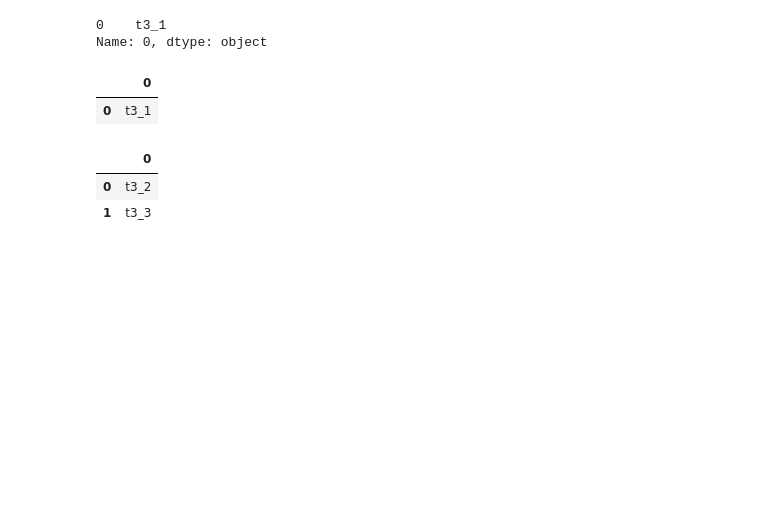
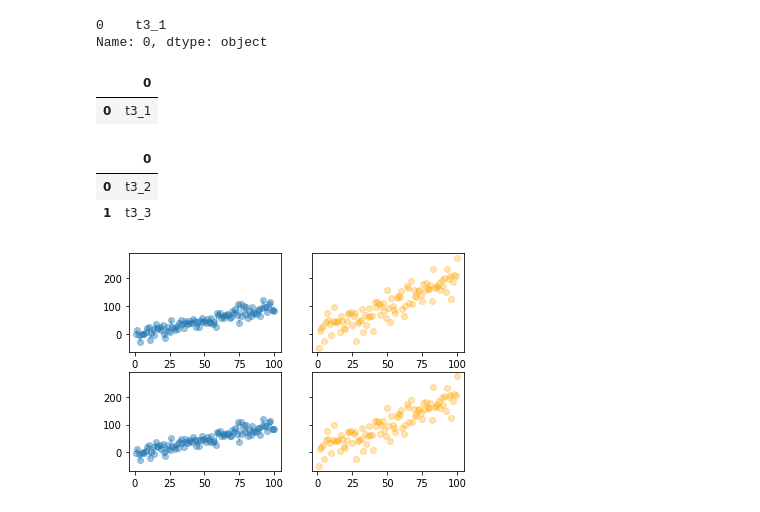
Before and after one commit to JuanFelipe18/CIS, a Jupyter notebook: Clase_1.ipynb, the cells around one changed output. Saved outputs shown, nothing was run; the diff lists cells and outputs as text; code cells hidden in the pictures; blank space fills up the shorter version.

```diff
--- a/Clase_1.ipynb
+++ b/Clase_1.ipynb
@@ -192,3 +192,18 @@ pd.DataFrame(dcc['t2']['t21'][1:])
 |  | 0 |
 | 0 | t3_2 |
 | 1 | t3_3 |
+# %%
+f, (ax1, ax2) = plt.subplots(1, 2, sharey=True)
+    ax1.plot(x, y)
+    ax1.set_title('Sharing Y axis')
+    ax2.scatter(x, y)
+# %%
+df=pd.DataFrame({'x': range(1,101), 'y': np.random.randn(100)*15+range(1,101), 'z': (np.random.randn(100)*15+range(1,101))*2 })
+f, [[ax1, ax2], [ax3, ax4]] = plt.subplots(2, 2, sharey=True)
+ax1.plot( 'x', 'y', data=df, marker='o', alpha=0.4)
+ax2.plot( 'x','z', data=df, linestyle='none', marker='o', color="orange", alpha=0.3)
+ax3.plot( 'x', 'y', data=df, marker='o', alpha=0.4)
+ax4.plot( 'x','z', data=df, linestyle='none', marker='o', color="orange", alpha=0.3)
+plt.show()
+# %% [output]
+[figure, added]
```
Also changed, not shown: parts of 4 cells of this notebook.
